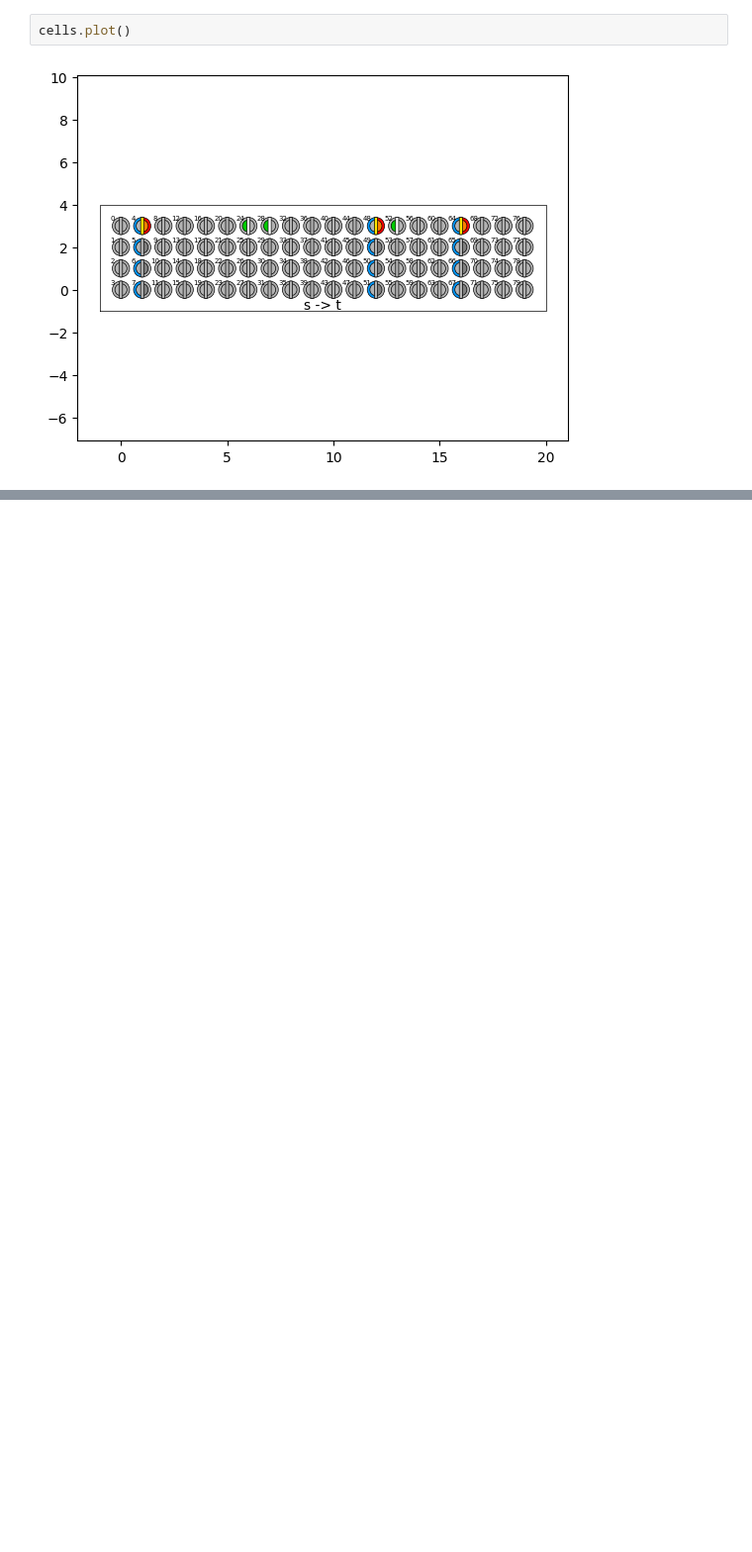
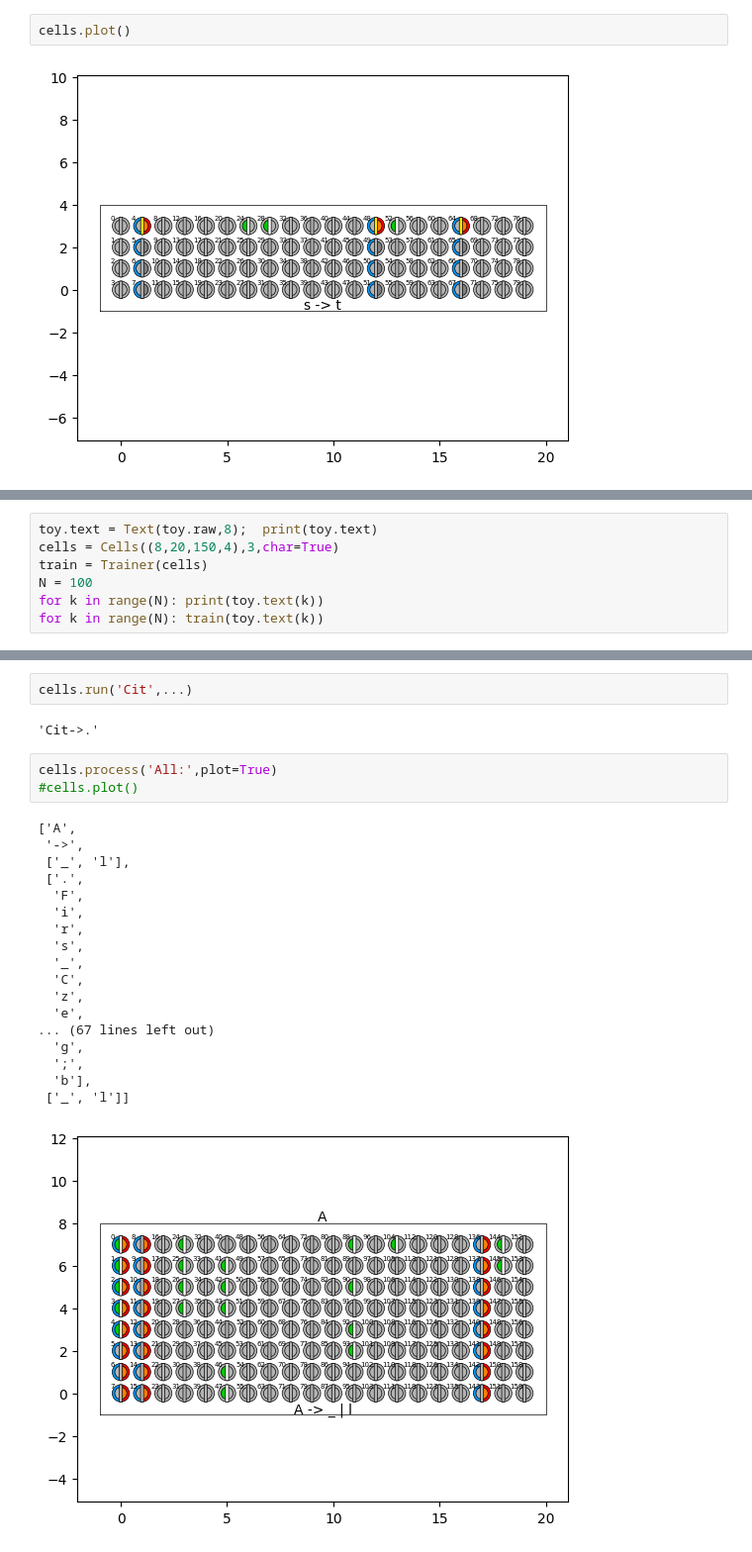
Before and after one commit to ihux/neurotron-develop, a Jupyter notebook: jupyter/neurotron/shakespear.ipynb, the cells around one changed output, grey strips where cells are left out. Shown at 99% size. Drawn from its saved outputs; the diff is of its cells as text; blank space fills up the shorter version.

```diff
--- a/jupyter/neurotron/shakespear.ipynb
+++ b/jupyter/neurotron/shakespear.ipynb
@@ -215,0 +138,7 @@ cells.run('John',...)
+# %%
+toy.text = Text(toy.raw,8);  print(toy.text)
+cells = Cells((8,20,150,4),3,char=True)
+train = Trainer(cells)
+N = 100
+for k in range(N): print(toy.text(k))
+for k in range(N): train(toy.text(k))
@@ -215,0 +163,26 @@ cells.run('John',...)
+# %%
+cells.run('Cit',...)
+# %% [output]
+'Cit->.'
+# %%
+cells.process('All:',plot=True)
+#cells.plot()
+# %% [output]
+['A',
+ '->',
+ ['_', 'l'],
+ ['.',
+  'F',
+  'i',
+  'r',
+  's',
+  '_',
+  'C',
+  'z',
+  'e',
+... (67 lines left out)
+  'g',
+  ';',
+  'b'],
+ ['_', 'l']]
+[figure, added]
```
Also changed, not shown: parts of 24 cells of this notebook, 3 other files.
